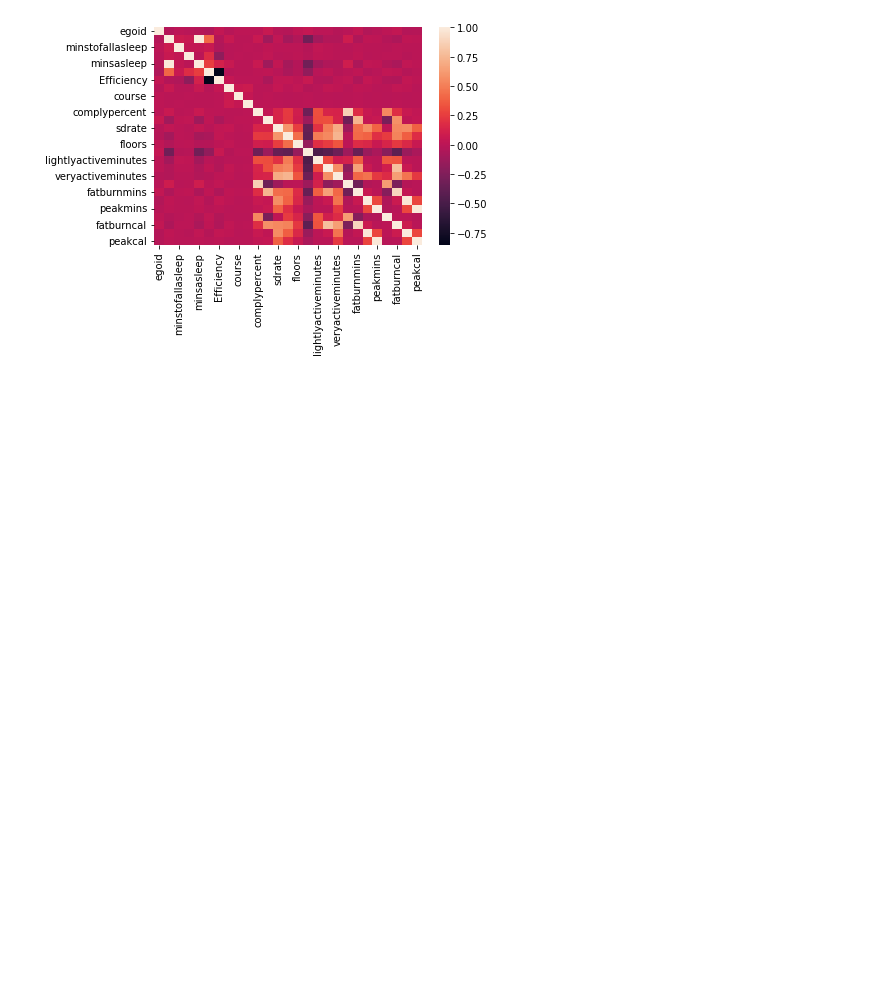
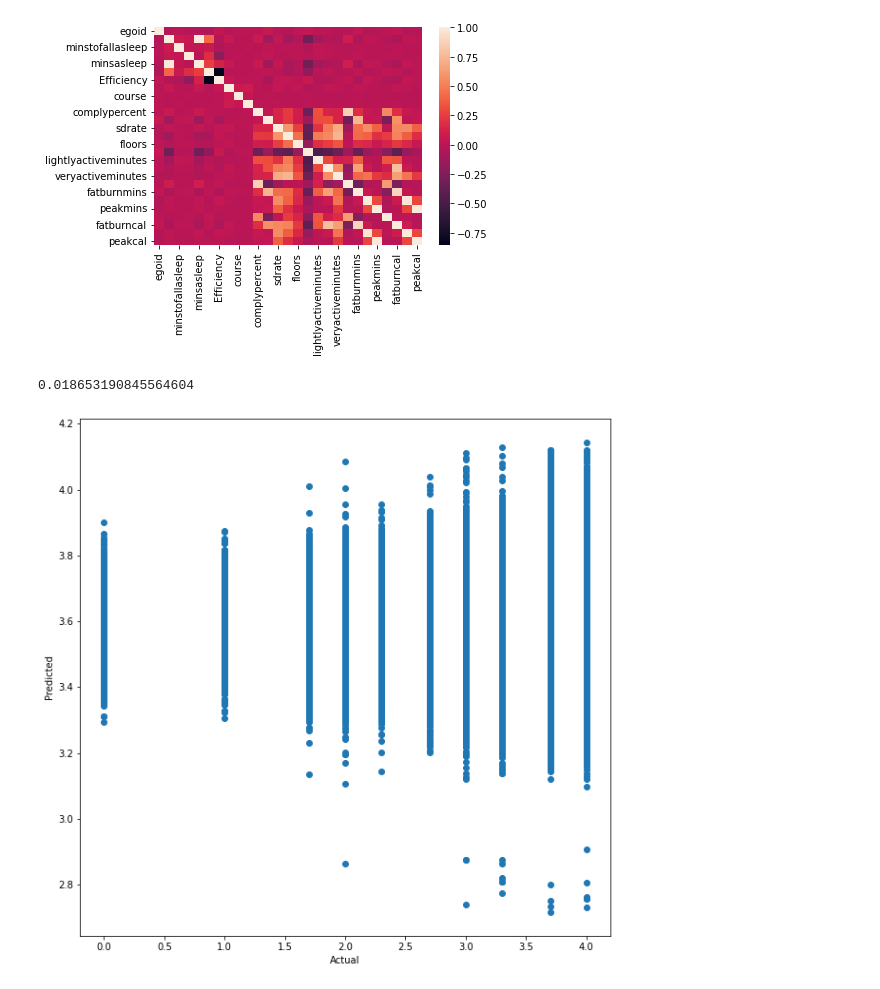
Before and after one commit to EAltunoglu/cmpe492, a Jupyter notebook: sleep_activity_grade.ipynb, the cells around one changed output. Cells and saved outputs as stored; diff of their text form; code cells hidden in the pictures; blank space fills up the shorter version.

```diff
--- a/sleep_activity_grade.ipynb
+++ b/sleep_activity_grade.ipynb
@@ -37,0 +41,21 @@ sns.heatmap(activity_sleep_grade.corr(method='spearman'))
+# %%
+temp = activity_sleep_grade.fillna(0)
+
+x = temp.drop(['grade', 'dataDate', 'timeoutofbed', 'timetobed', 'minsawake', 'lowrangecal', 'fatburncal', 'cardiocal', 'peakcal', 'datadate'], axis=1).values
+y = temp['grade'].values
+
+x_train, x_test, y_train, y_test = train_test_split(x, y, test_size=0.3, random_state=0)
+ml = LinearRegression()
+ml.fit(x_train, y_train)
+
+y_pred = ml.predict(x_test)
+print(r2_score(y_test, y_pred))
+
+plt.figure(figsize=(10,10))
+plt.scatter(y_test, y_pred)
+plt.xlabel('Actual')
+plt.ylabel('Predicted')
+plt.show()
+# %% [output]
+0.018653190845564604
+[figure, added]
```
Also changed, not shown: parts of 4 cells of this notebook, 1 other file.
